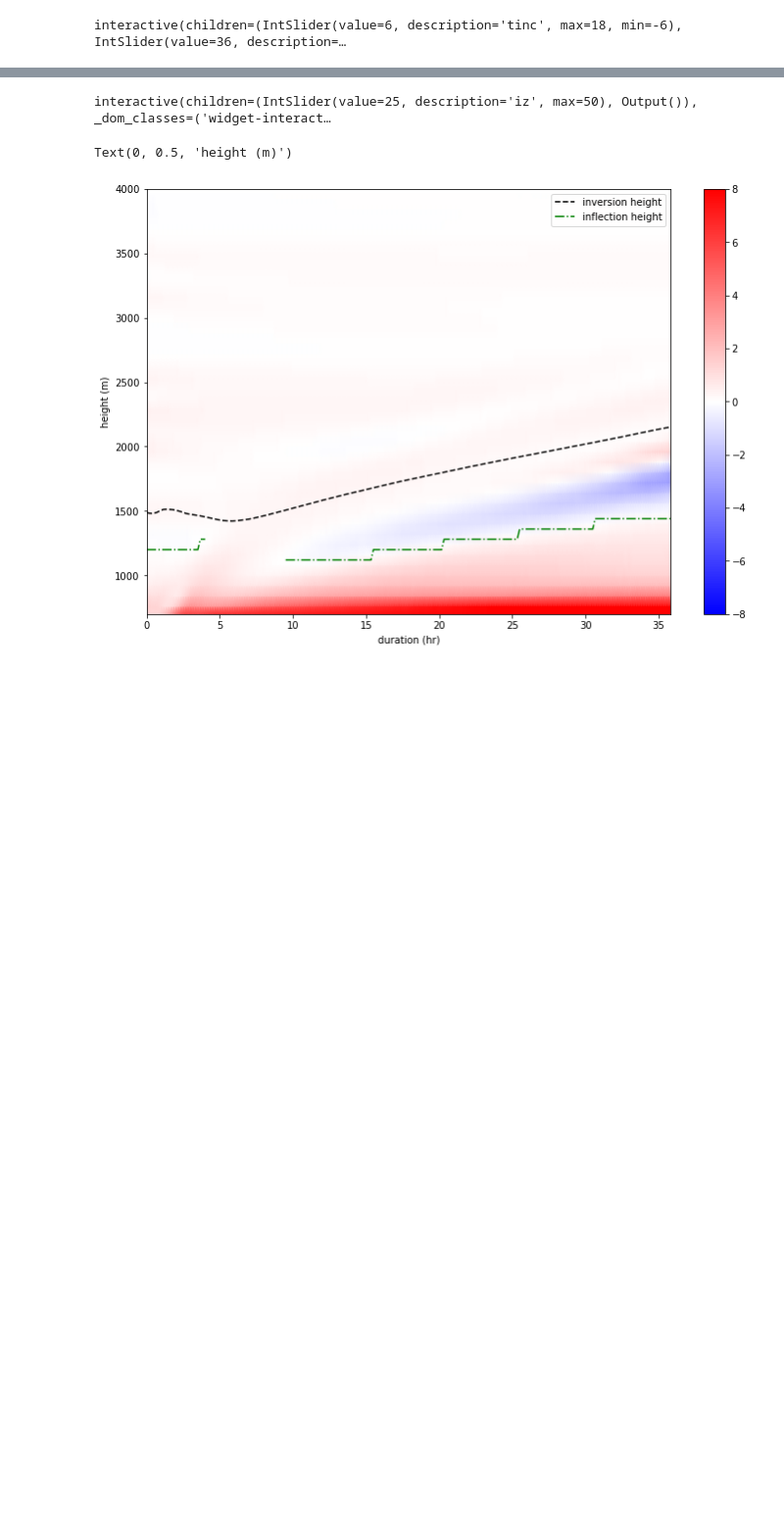
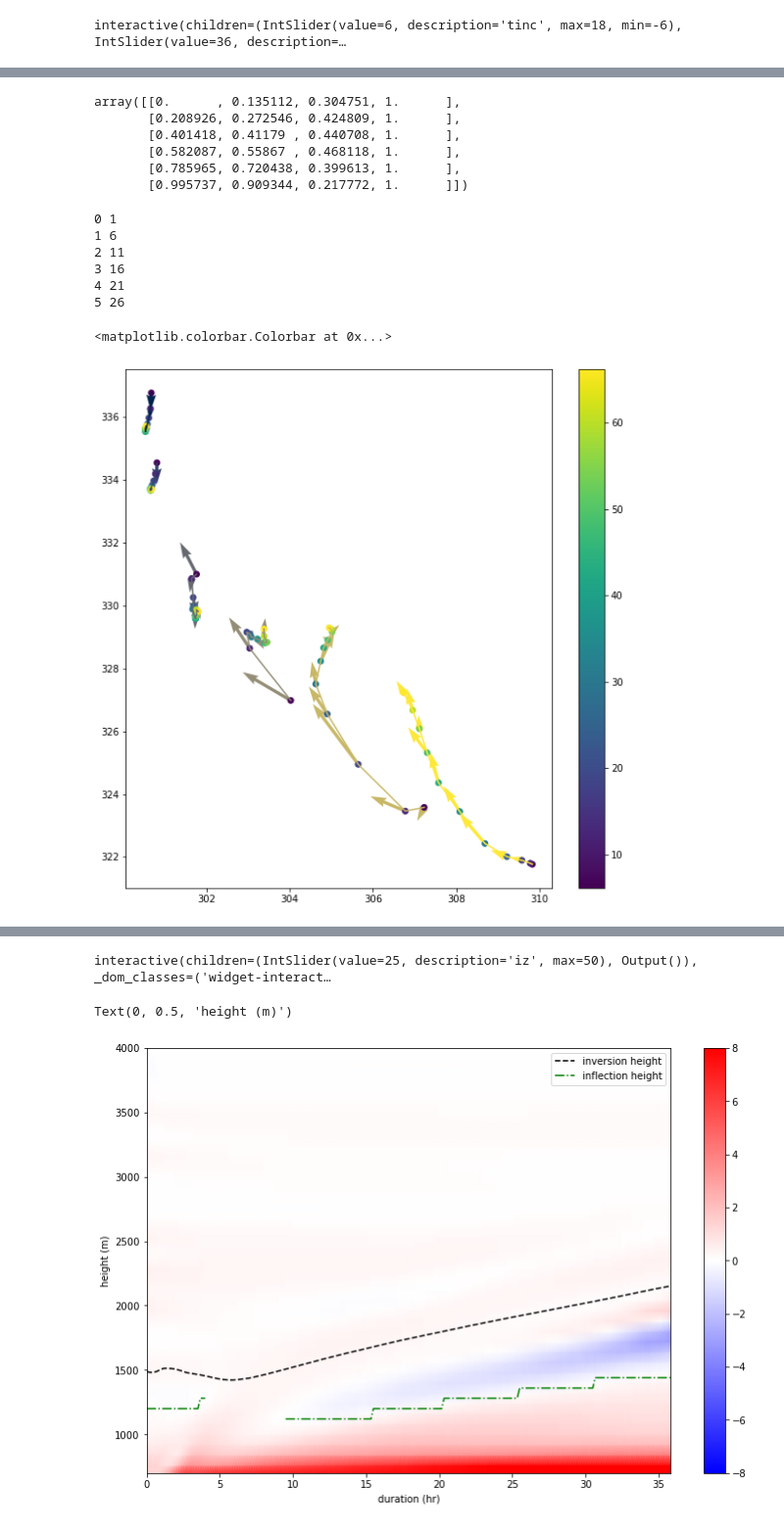
Before and after one commit to xychen-ocn/BB2017_analysis, a Jupyter notebook: examine_BB2017_MSE_Svl_Paluch_diagram.ipynb, the cells around one changed output, grey strips where cells are left out. Shown at 98% size. Saved outputs shown, nothing was run; the diff lists cells and outputs as text; code cells hidden in the pictures; blank space fills up the shorter version.

```diff
--- a/examine_BB2017_MSE_Svl_Paluch_diagram.ipynb
+++ b/examine_BB2017_MSE_Svl_Paluch_diagram.ipynb
@@ -273,0 +398,4 @@ for it in tlist:
+# %%
+ds_stat_sub = ds_stat.where(ds_stat.z<=ds_stat.ZINV[-1].values*1000, drop=True)
+y_6hrinc = ds_stat_sub.MSE[0:-1:36,:]
+x_6hrinc = ds_stat_sub.Svl[0:-1:36,:]
@@ -274,3 +416,47 @@ for it in tlist:
+# %%
+# for i, ind in enumerate(index_color):
+#     colors[i,:]=cm.cividis(ind)
+colors[0,:] = cm.cividis(0)
+colors[1,:] = cm.cividis(51)
+colors[2,:] = cm.cividis(102)
+colors[3,:] = cm.cividis(153)
+colors[4,:] = cm.cividis(204)
+colors[5,:] = cm.cividis(255)
+colors
+# %% [output]
+array([[0.      , 0.135112, 0.304751, 1.      ],
+       [0.208926, 0.272546, 0.424809, 1.      ],
+       [0.401418, 0.41179 , 0.440708, 1.      ],
+       [0.582087, 0.55867 , 0.468118, 1.      ],
+       [0.785965, 0.720438, 0.399613, 1.      ],
+       [0.995737, 0.909344, 0.217772, 1.      ]])
+# %%
+simT_sub = simT_in_sec[1:-1:36]/3600
+# try ploting all the vectors on the h-Svl diagram:
+fig, ax = plt.subplots(1,1,figsize = (10,10))
+
+for i, z in enumerate(zlevs):
+    print(i,z)
+    ax.quiver(x_6hrinc[1:,z], y_6hrinc[1:, z], u_sub[1:, z], v_sub[1:, z],
+                 units='xy',  angles='xy', scale_units='xy', scale=4, color=colors[i,:])
+
+    # trace the vector in time:
+    hsc =ax.scatter(x_6hrinc[1:,z], y_6hrinc[1:, z],c= simT_sub[1:],
+                             cmap = cm.viridis, marker='o',label='_nolegend_')
+    ax.plot(x_6hrinc[1:,z], y_6hrinc[1:, z], color=colors[i,:])
+fig.colorbar(hsc, ax=ax)
+
+# ax.quiver(x_6hrinc[:,-1], y_6hrinc[:, -1], u_sub[:, -1], v_sub[:, -1],
+#          units='xy',  angles='xy', scale_units='xy', scale=3)
+# %% [output]
+0 1
+1 6
+2 11
+3 16
+4 21
+5 26
+<matplotlib.colorbar.Colorbar at 0x...>
+[figure, added]
 # %%
 # show this angle (t,z) in the Hovmoller plot:
 figname=r'/home/xchen/jupyter_notebook/LES/BB2017_analysis/output/Hovmoller_Svl_h_budget_directional_angle_' \
```
Also changed, not shown: parts of 35 cells of this notebook, 3 other files.
